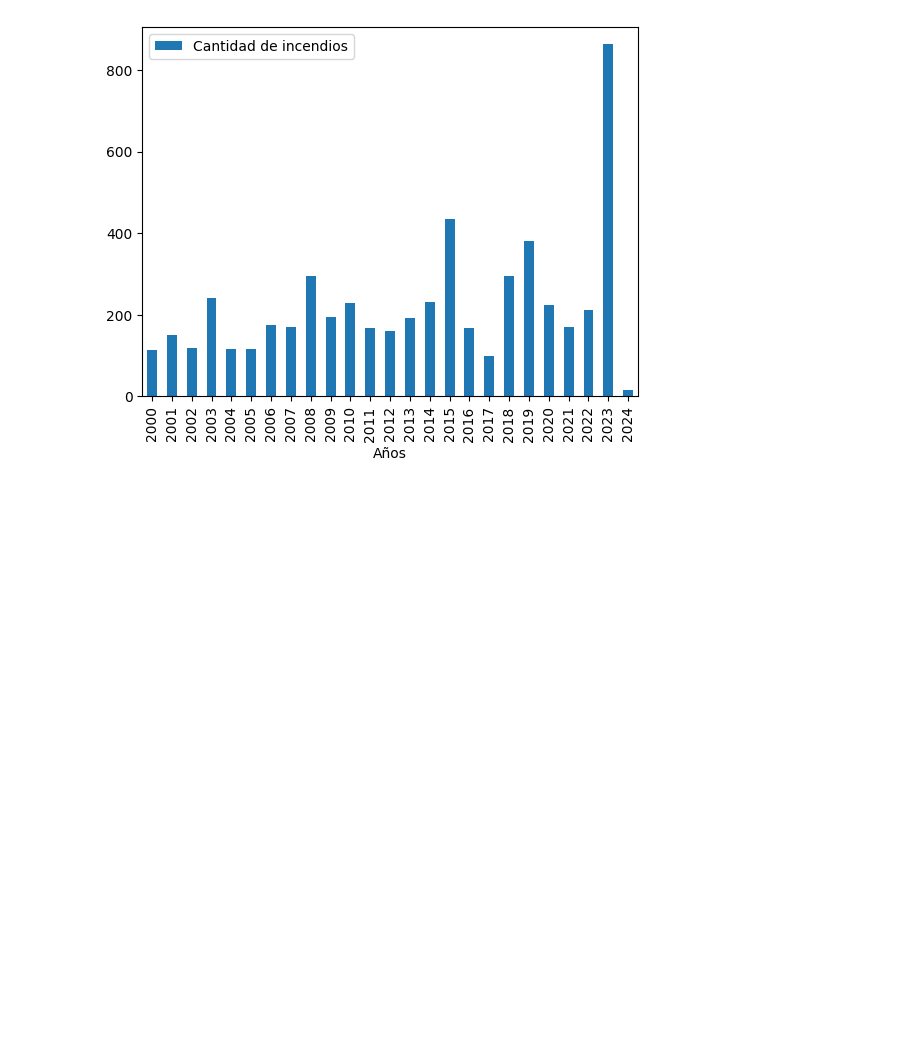
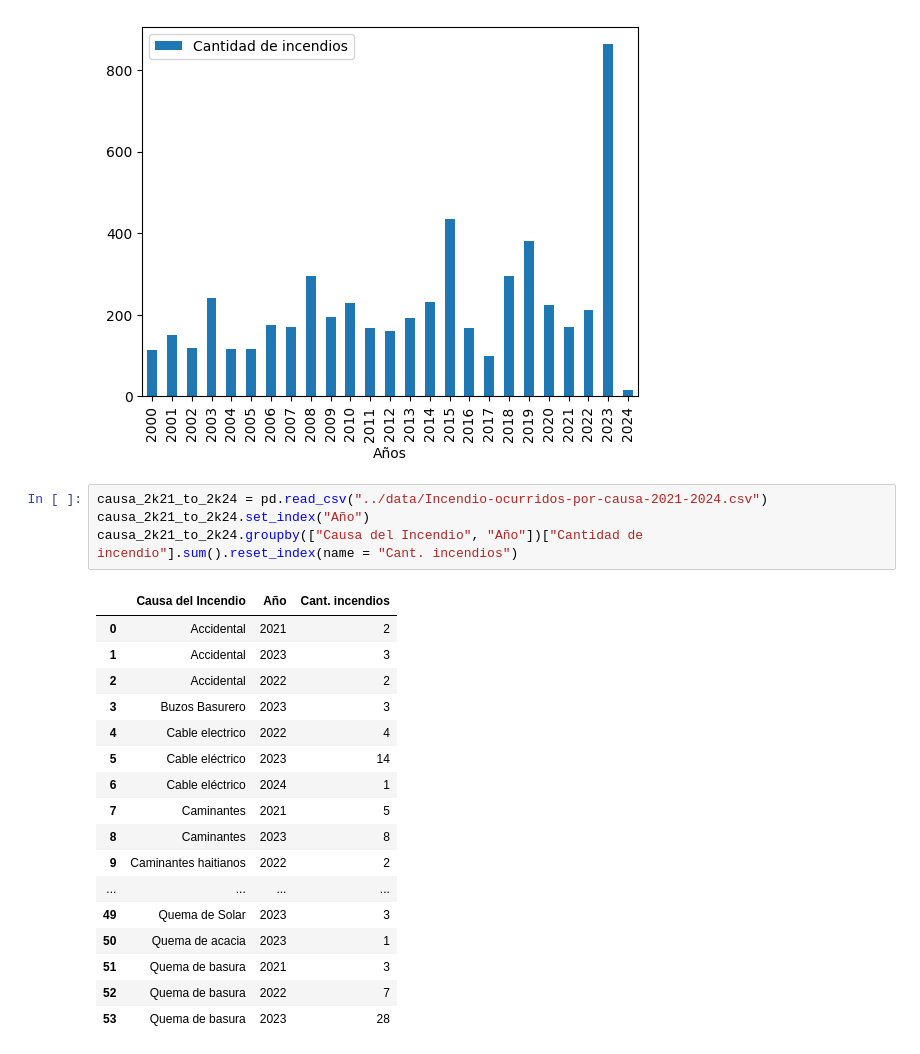
Before and after one commit to Edwinroman30/sic-forest-fire-rd, a Jupyter notebook: notebooks/forest-fire-questions-5-6.ipynb, the cells around one changed output. Drawn from its saved outputs; the diff is of its cells as text; blank space fills up the shorter version.

```diff
--- a/notebooks/forest-fire-questions-5-6.ipynb
+++ b/notebooks/forest-fire-questions-5-6.ipynb
@@ -148,3 +149,25 @@ incendios_2000_act.plot.bar(x="Años", y="Cantidad de incendios")
 # %% [output]
 <Axes: xlabel='Años'>
 [figure]
+# %%
+causa_2k21_to_2k24 = pd.read_csv("../data/Incendio-ocurridos-por-causa-2021-2024.csv")
+causa_2k21_to_2k24.set_index("Año")
+causa_2k21_to_2k24.groupby(["Causa del Incendio", "Año"])["Cantidad de incendio"].sum().reset_index(name = "Cant. incendios")
+# %% [output]
+|  | Causa del Incendio | Año | Cant. incendios |
+| 0 | Accidental | 2021 | 2 |
+| 1 | Accidental | 2023 | 3 |
+| 2 | Accidental | 2022 | 2 |
+| 3 | Buzos Basurero | 2023 | 3 |
+| 4 | Cable electrico | 2022 | 4 |
+| 5 | Cable eléctrico | 2023 | 14 |
+| 6 | Cable eléctrico | 2024 | 1 |
+| 7 | Caminantes | 2021 | 5 |
+| 8 | Caminantes | 2023 | 8 |
+| 9 | Caminantes haitianos | 2022 | 2 |
+| ... | ... | ... | ... |
+| 49 | Quema de Solar | 2023 | 3 |
+| 50 | Quema de acacia | 2023 | 1 |
+| 51 | Quema de basura | 2021 | 3 |
+| 52 | Quema de basura | 2022 | 7 |
+| 53 | Quema de basura | 2023 | 28 |
```
Also changed, not shown: parts of 1 cell of this notebook.
